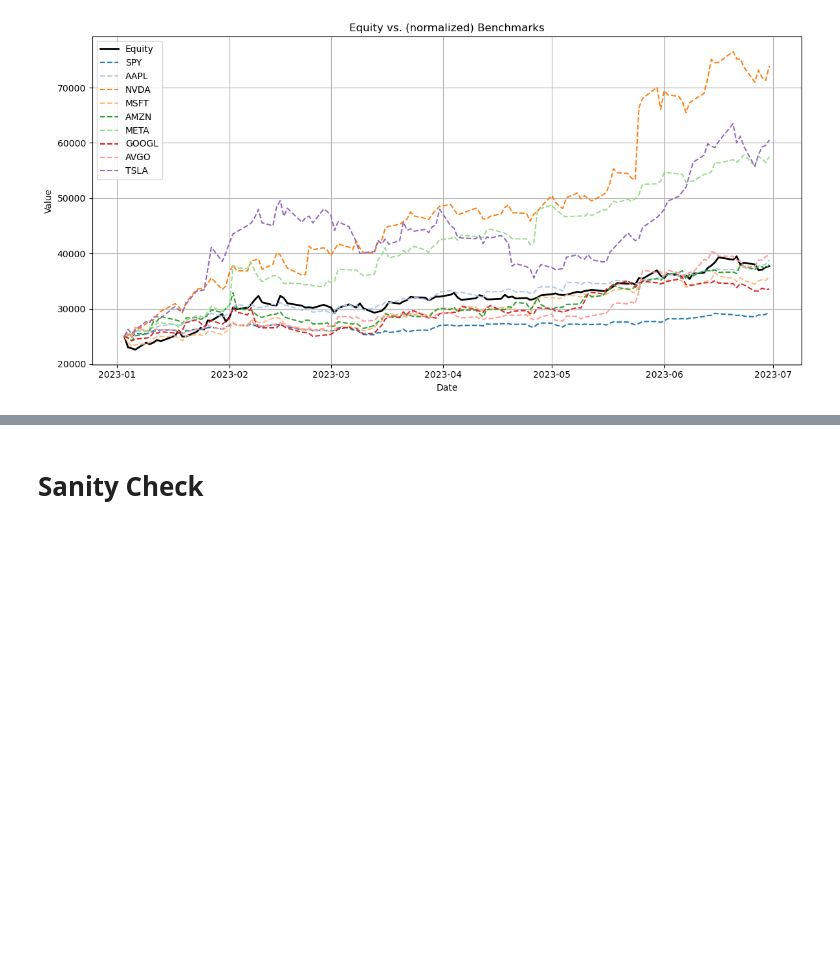
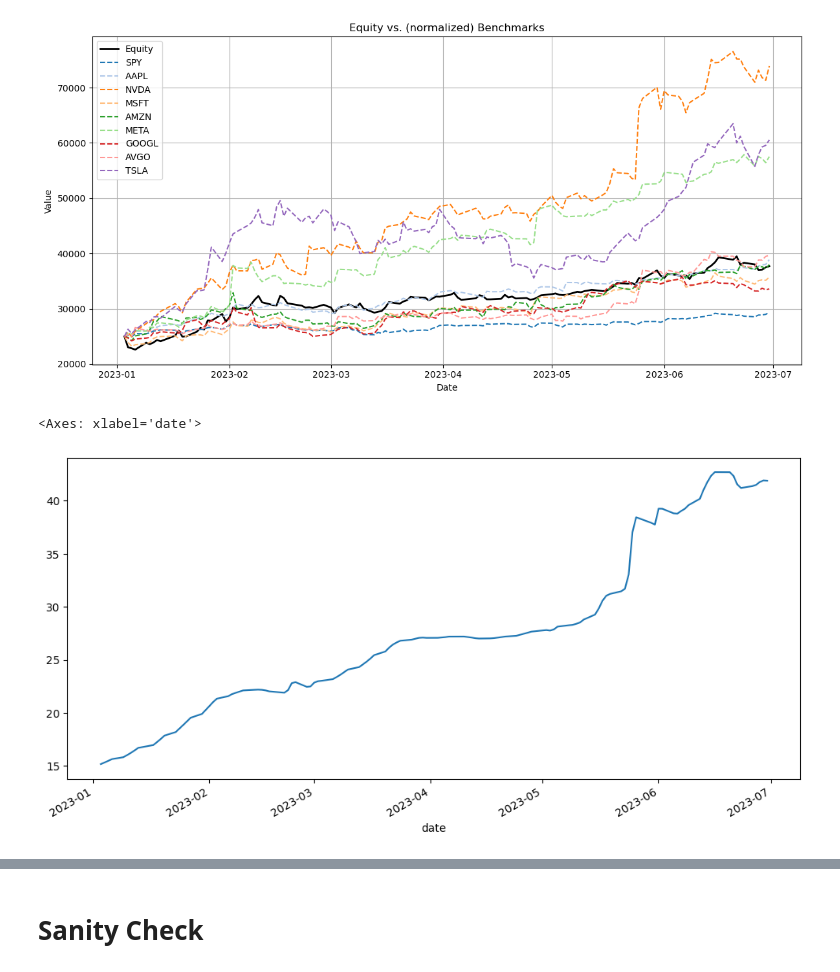
Before and after one commit to niornob/vatecas, a Jupyter notebook: src/backtesting/backtest.ipynb, the cells around one changed output, grey strips where cells are left out. Saved outputs shown, nothing was run; the diff lists cells and outputs as text; code cells hidden in the pictures; blank space fills up the shorter version.

```diff
--- a/src/backtesting/backtest.ipynb
+++ b/src/backtesting/backtest.ipynb
@@ -84,4 +86,12 @@ bt.run()
 bt.equity_vs_benchmarks(benchmarks=tickers)
 # %% [output]
 [figure]
+# %%
+from utils.denoise import wavelet_denoise
+ticker = 'NVDA'
+mask = closing_price[ticker].index>portfolio.portfolio.initial_time
+wavelet_denoise(closing_price[ticker].iloc[mask], wavelet='db4', level=None).plot(figsize=(12,6))
+# %% [output]
+<Axes: xlabel='date'>
+[figure, added]
 # %%
```
Also changed, not shown: parts of 4 cells of this notebook, 12 other files.
